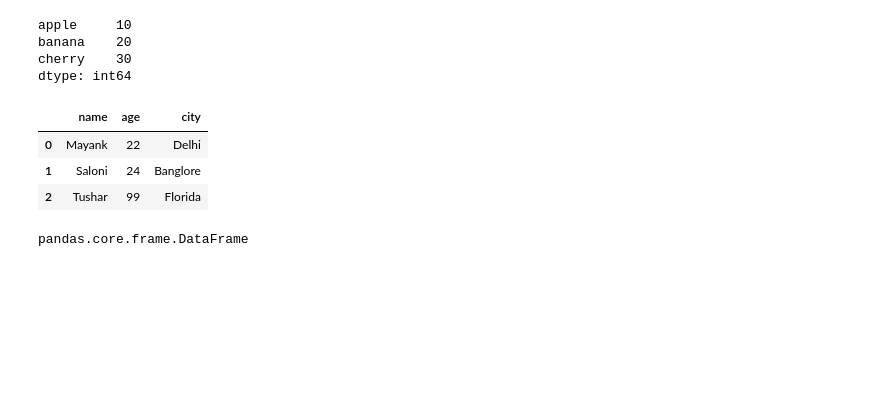
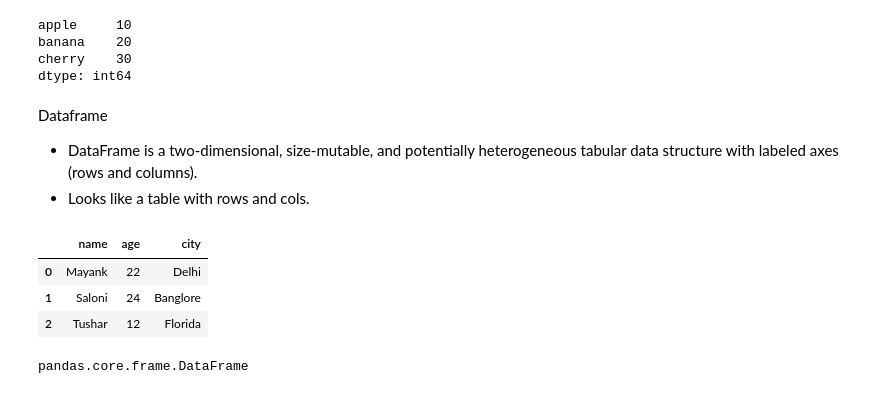
Before and after one commit to akmayank94/Data-Analysis, a Jupyter notebook: 10-Data Analysis with Python/10.2-pandas.ipynb, the cells around one changed output. Saved outputs shown, nothing was run; the diff lists cells and outputs as text; code cells hidden in the pictures; blank space fills up the shorter version.

```diff
--- a/10-Data Analysis with Python/10.2-pandas.ipynb
+++ b/10-Data Analysis with Python/10.2-pandas.ipynb
@@ -59,17 +64,24 @@ dtype: int64
+# %% [markdown]
+Dataframe
+- DataFrame is a two-dimensional, size-mutable, and potentially heterogeneous tabular data structure
+with labeled axes (rows and columns).
+- Looks like a table with rows and cols.
 # %%
-# Using "dictionary of lists" to create dataframe
+# Creating Dataframe Using "dictionary of lists"
 data = {
     'name':['Mayank','Saloni','Tushar'],
-    'age': [22,24,99],
+    'age': [22,24,12],
     'city':['Delhi','Banglore','Florida']
 }
+
+
 df = pd.DataFrame(data)
 df
 # %% [output]
 |  | name | age | city |
 | 0 | Mayank | 22 | Delhi |
 | 1 | Saloni | 24 | Banglore |
-| 2 | Tushar | 99 | Florida |
+| 2 | Tushar | 12 | Florida |
 # %%
 type(df)
 # %% [output]
```
Also changed, not shown: parts of 30 cells of this notebook.
